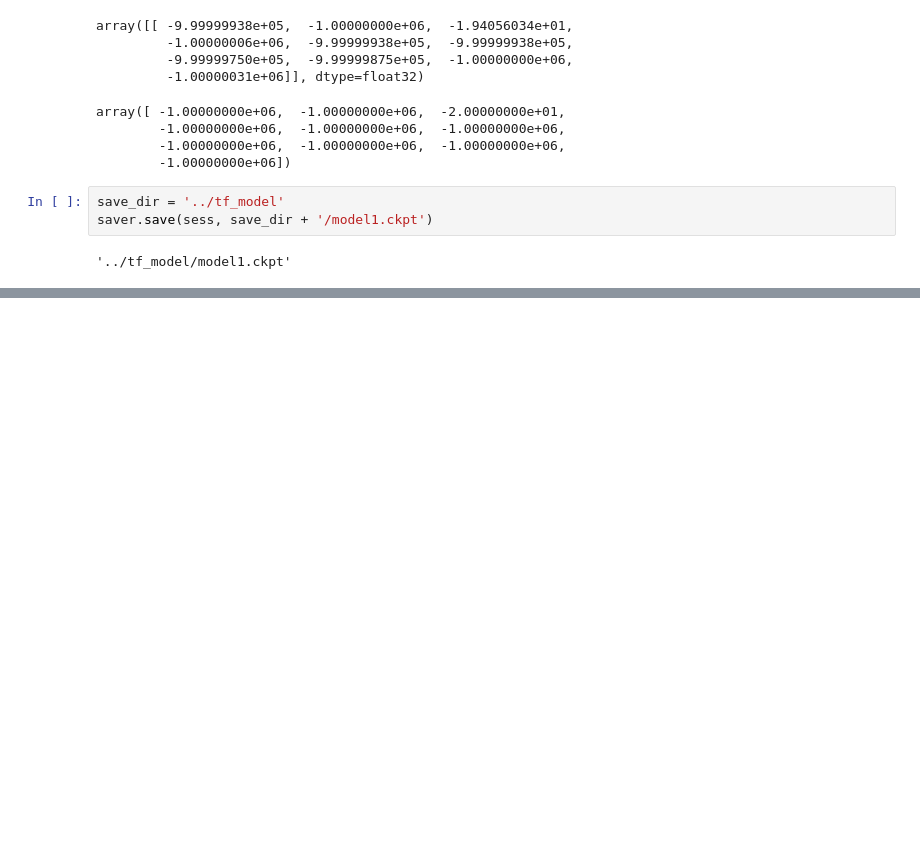
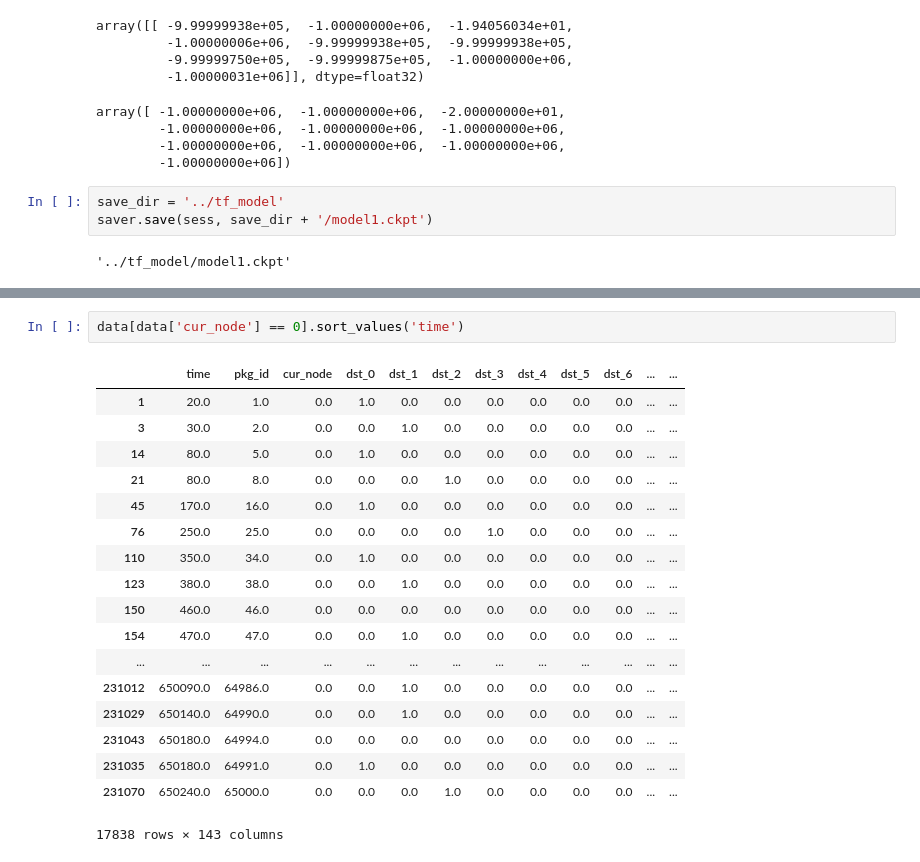
Before and after one commit to flyingleafe/dqnroute, a Jupyter notebook: dqn_pretrain.ipynb, the cells around one changed output, grey strips where cells are left out. Drawn from its saved outputs; the diff is of its cells as text; blank space fills up the shorter version.

```diff
--- a/dqn_pretrain.ipynb
+++ b/dqn_pretrain.ipynb
@@ -219,0 +251,21 @@ saver.save(sess, save_dir + '/model1.ckpt')
+# %%
+data[data['cur_node'] == 0].sort_values('time')
+# %% [output]
+|  | time | pkg_id | cur_node | dst_0 | dst_1 | dst_2 | dst_3 | dst_4 | dst_5 | dst_6 | ... | ... |
+| 1 | 20.0 | 1.0 | 0.0 | 1.0 | 0.0 | 0.0 | 0.0 | 0.0 | 0.0 | 0.0 | ... | ... |
+| 3 | 30.0 | 2.0 | 0.0 | 0.0 | 1.0 | 0.0 | 0.0 | 0.0 | 0.0 | 0.0 | ... | ... |
+| 14 | 80.0 | 5.0 | 0.0 | 1.0 | 0.0 | 0.0 | 0.0 | 0.0 | 0.0 | 0.0 | ... | ... |
+| 21 | 80.0 | 8.0 | 0.0 | 0.0 | 0.0 | 1.0 | 0.0 | 0.0 | 0.0 | 0.0 | ... | ... |
+| 45 | 170.0 | 16.0 | 0.0 | 1.0 | 0.0 | 0.0 | 0.0 | 0.0 | 0.0 | 0.0 | ... | ... |
+| 76 | 250.0 | 25.0 | 0.0 | 0.0 | 0.0 | 0.0 | 1.0 | 0.0 | 0.0 | 0.0 | ... | ... |
+| 110 | 350.0 | 34.0 | 0.0 | 1.0 | 0.0 | 0.0 | 0.0 | 0.0 | 0.0 | 0.0 | ... | ... |
+| 123 | 380.0 | 38.0 | 0.0 | 0.0 | 1.0 | 0.0 | 0.0 | 0.0 | 0.0 | 0.0 | ... | ... |
+| 150 | 460.0 | 46.0 | 0.0 | 0.0 | 0.0 | 0.0 | 0.0 | 0.0 | 0.0 | 0.0 | ... | ... |
+| 154 | 470.0 | 47.0 | 0.0 | 0.0 | 1.0 | 0.0 | 0.0 | 0.0 | 0.0 | 0.0 | ... | ... |
+| ... | ... | ... | ... | ... | ... | ... | ... | ... | ... | ... | ... | ... |
+| 231012 | 650090.0 | 64986.0 | 0.0 | 0.0 | 1.0 | 0.0 | 0.0 | 0.0 | 0.0 | 0.0 | ... | ... |
+| 231029 | 650140.0 | 64990.0 | 0.0 | 0.0 | 1.0 | 0.0 | 0.0 | 0.0 | 0.0 | 0.0 | ... | ... |
+| 231043 | 650180.0 | 64994.0 | 0.0 | 0.0 | 0.0 | 0.0 | 0.0 | 0.0 | 0.0 | 0.0 | ... | ... |
+| 231035 | 650180.0 | 64991.0 | 0.0 | 1.0 | 0.0 | 0.0 | 0.0 | 0.0 | 0.0 | 0.0 | ... | ... |
+| 231070 | 650240.0 | 65000.0 | 0.0 | 0.0 | 0.0 | 1.0 | 0.0 | 0.0 | 0.0 | 0.0 | ... | ... |
+17838 rows × 143 columns
```
Also changed, not shown: parts of 5 cells of this notebook, 13 other files.
